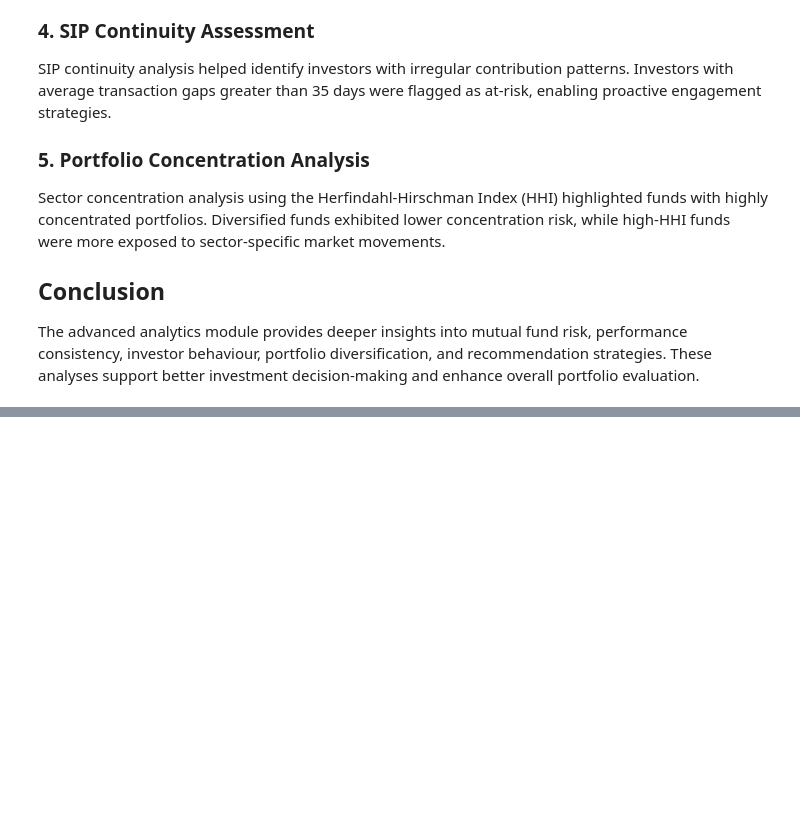
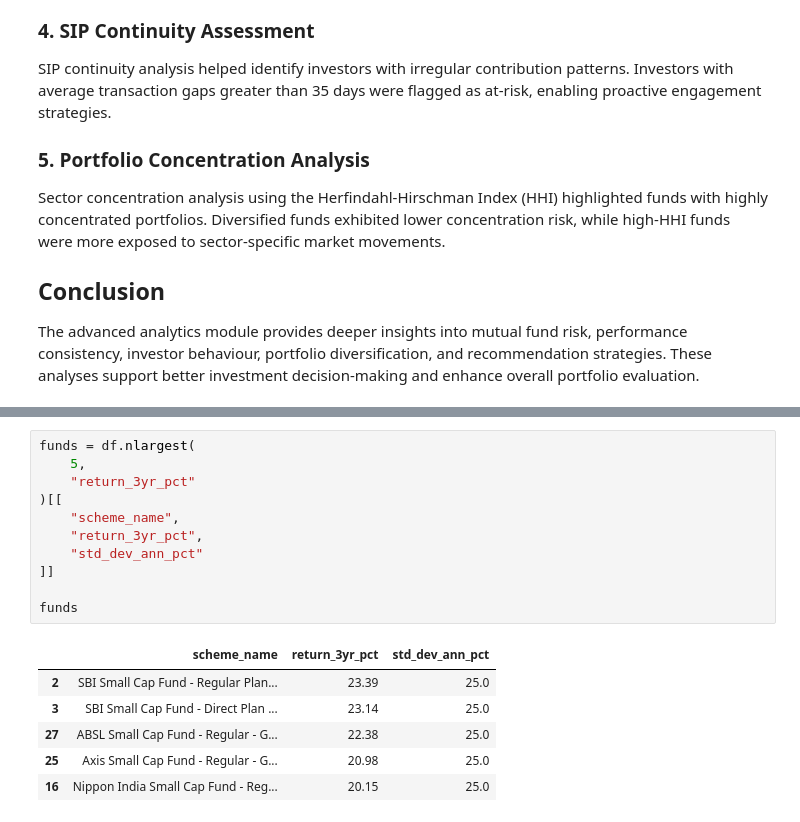
Before and after one commit to LikithaRavi25/bluestock_mf_capstone, a Jupyter notebook: notebooks/05_advanced_analytics.ipynb, the cells around one changed output, grey strips where cells are left out. Saved outputs shown, nothing was run; the diff lists cells and outputs as text; blank space fills up the shorter version.

```diff
--- a/notebooks/05_advanced_analytics.ipynb
+++ b/notebooks/05_advanced_analytics.ipynb
@@ -522,0 +554,18 @@ The advanced analytics module provides deeper insights into mutual fund risk, pe
+# %%
+funds = df.nlargest(
+    5,
+    "return_3yr_pct"
+)[[
+    "scheme_name",
+    "return_3yr_pct",
+    "std_dev_ann_pct"
+]]
+
+funds
+# %% [output]
+|  | scheme_name | return_3yr_pct | std_dev_ann_pct |
+| 2 | SBI Small Cap Fund - Regular Plan... | 23.39 | 25.0 |
+| 3 | SBI Small Cap Fund - Direct Plan ... | 23.14 | 25.0 |
+| 27 | ABSL Small Cap Fund - Regular - G... | 22.38 | 25.0 |
+| 25 | Axis Small Cap Fund - Regular - G... | 20.98 | 25.0 |
+| 16 | Nippon India Small Cap Fund - Reg... | 20.15 | 25.0 |
```
Also changed, not shown: parts of 14 cells of this notebook, 22 other files.
